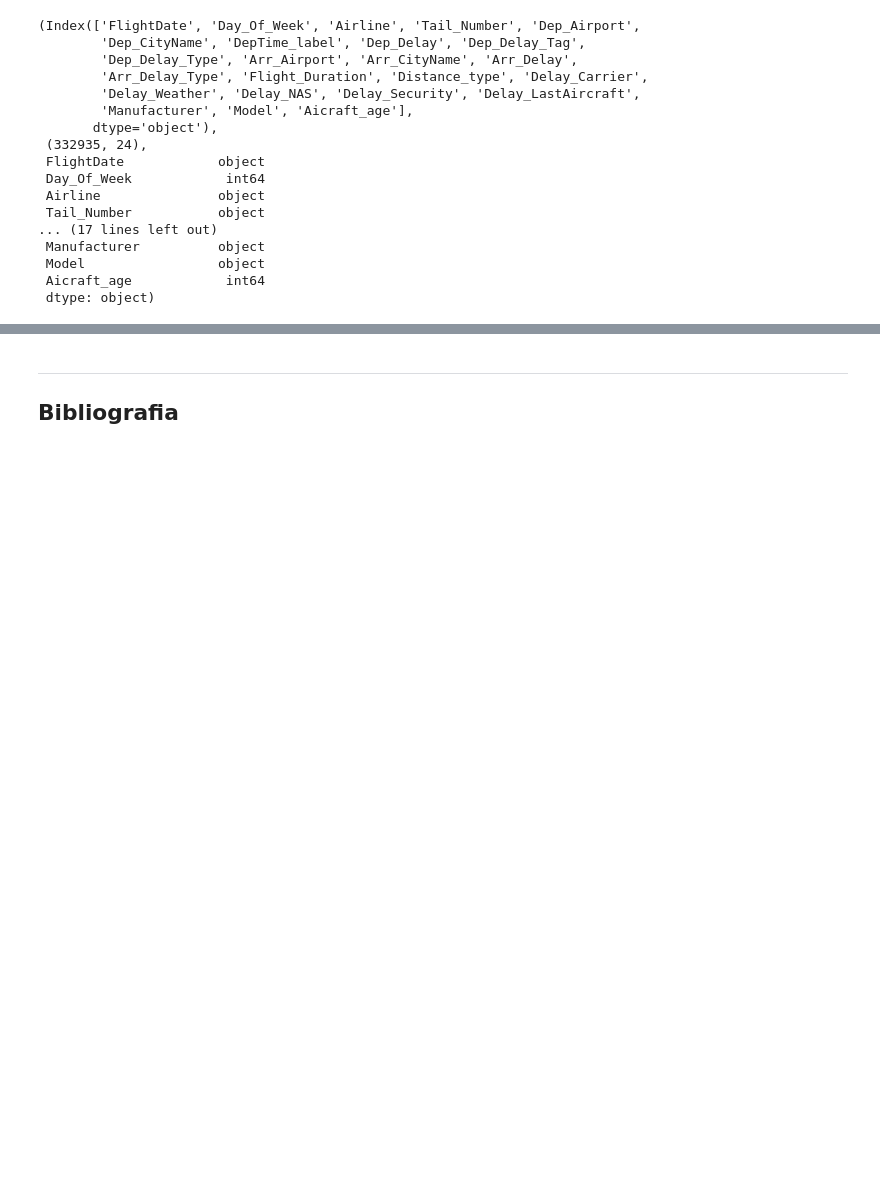
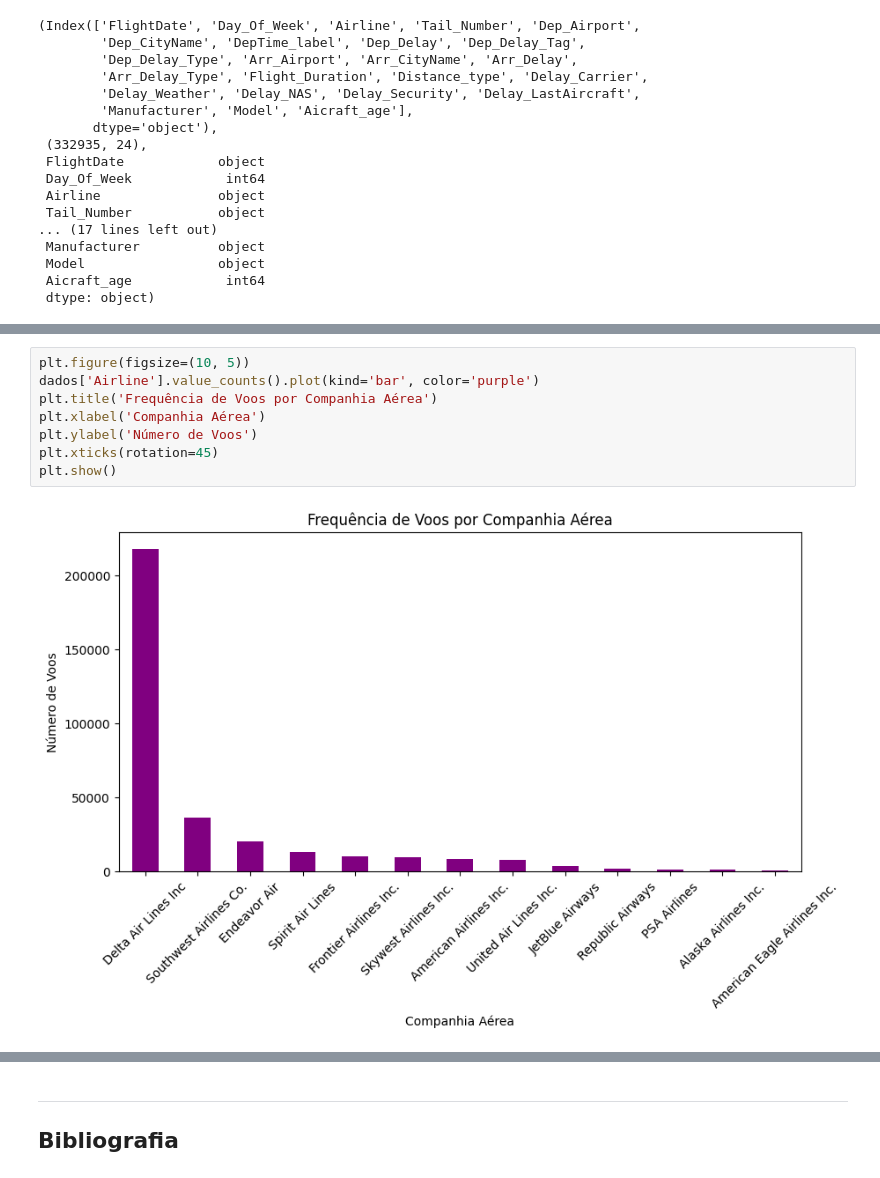
Before and after one commit to thomaskmk/cdados-3, a Jupyter notebook: teste.ipynb, the cells around one changed output, grey strips where cells are left out. Saved outputs shown, nothing was run; the diff lists cells and outputs as text; blank space fills up the shorter version.

```diff
--- a/teste.ipynb
+++ b/teste.ipynb
@@ -186,0 +198,10 @@ total_delay.corr(delay_weather)
+# %%
+plt.figure(figsize=(10, 5))
+dados['Airline'].value_counts().plot(kind='bar', color='purple')
+plt.title('Frequência de Voos por Companhia Aérea')
+plt.xlabel('Companhia Aérea')
+plt.ylabel('Número de Voos')
+plt.xticks(rotation=45)
+plt.show()
+# %% [output]
+[figure, added]
```
Also changed, not shown: parts of 40 cells of this notebook.
